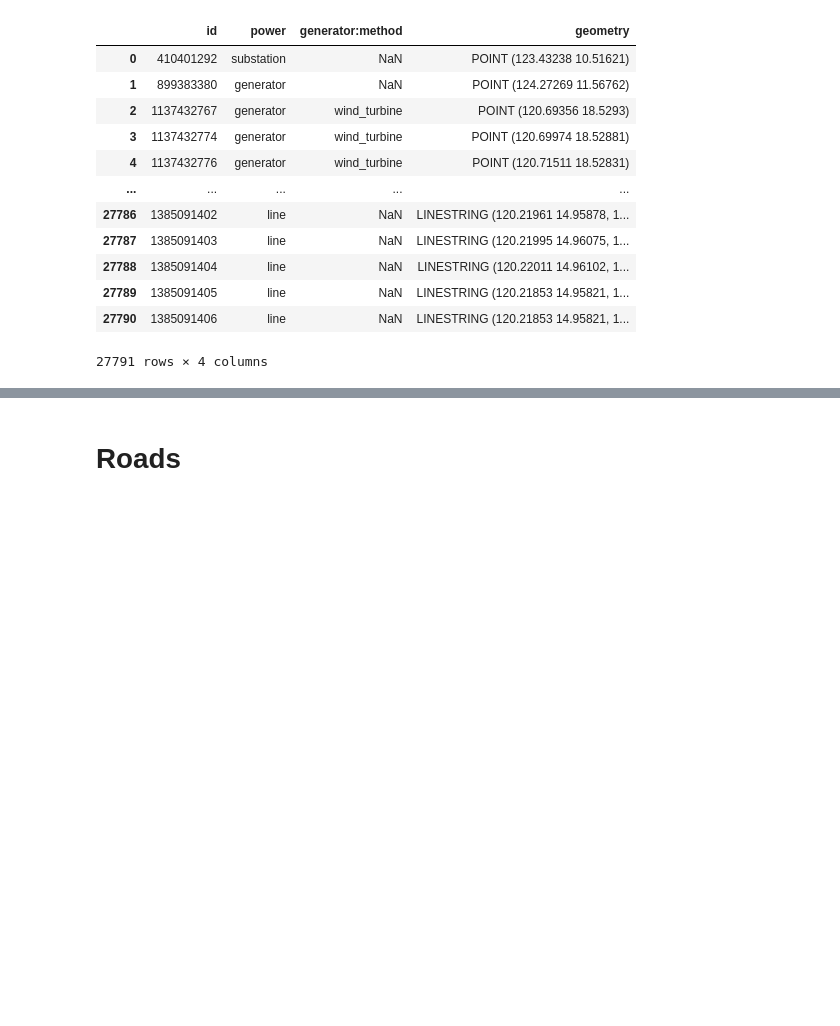
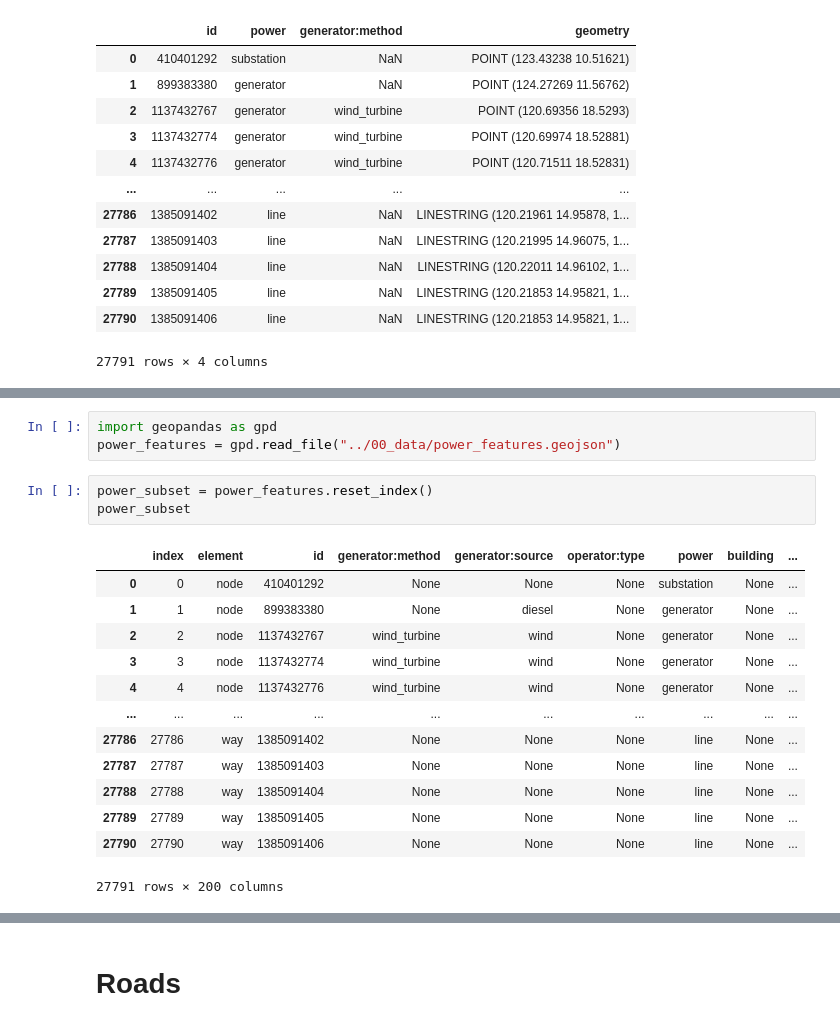
Before and after one commit to cayasryan/MicropowerSolarSuitability, a Jupyter notebook: 02_processing/2.10_osm_processing.ipynb, the cells around one changed output, grey strips where cells are left out. Drawn from its saved outputs; the diff is of its cells as text; blank space fills up the shorter version.

```diff
--- a/02_processing/2.10_osm_processing.ipynb
+++ b/02_processing/2.10_osm_processing.ipynb
@@ -160,0 +196,20 @@ power_subset[['id','power','generator:method','geometry']].to_file(file_path, dr
+# %%
+import geopandas as gpd
+power_features = gpd.read_file("../00_data/power_features.geojson")
+# %%
+power_subset = power_features.reset_index()
+power_subset
+# %% [output]
+|  | index | element | id | generator:method | generator:source | operator:type | power | building | ... |
+| 0 | 0 | node | 410401292 | None | None | None | substation | None | ... |
+| 1 | 1 | node | 899383380 | None | diesel | None | generator | None | ... |
+| 2 | 2 | node | 1137432767 | wind_turbine | wind | None | generator | None | ... |
+| 3 | 3 | node | 1137432774 | wind_turbine | wind | None | generator | None | ... |
+| 4 | 4 | node | 1137432776 | wind_turbine | wind | None | generator | None | ... |
+| ... | ... | ... | ... | ... | ... | ... | ... | ... | ... |
+| 27786 | 27786 | way | 1385091402 | None | None | None | line | None | ... |
+| 27787 | 27787 | way | 1385091403 | None | None | None | line | None | ... |
+| 27788 | 27788 | way | 1385091404 | None | None | None | line | None | ... |
+| 27789 | 27789 | way | 1385091405 | None | None | None | line | None | ... |
+| 27790 | 27790 | way | 1385091406 | None | None | None | line | None | ... |
+27791 rows × 200 columns
```
Also changed, not shown: parts of 17 cells of this notebook, 3 other files.
